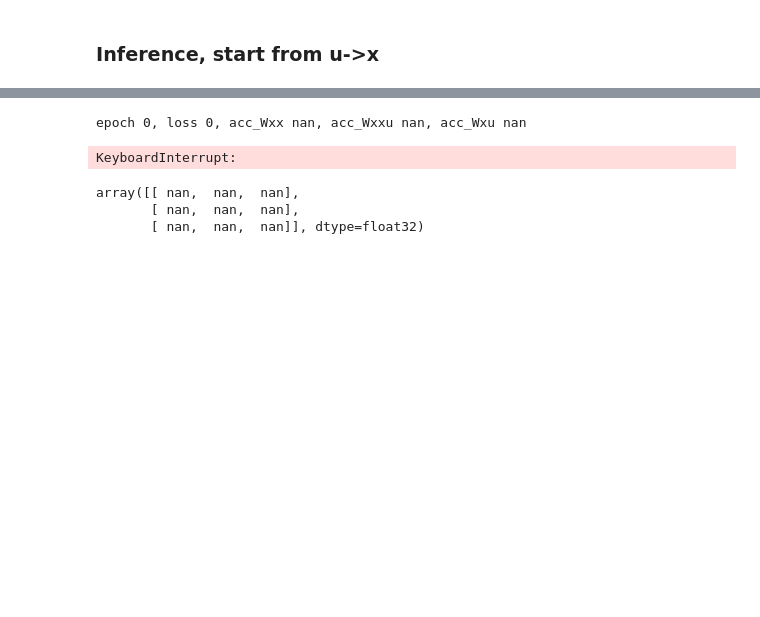
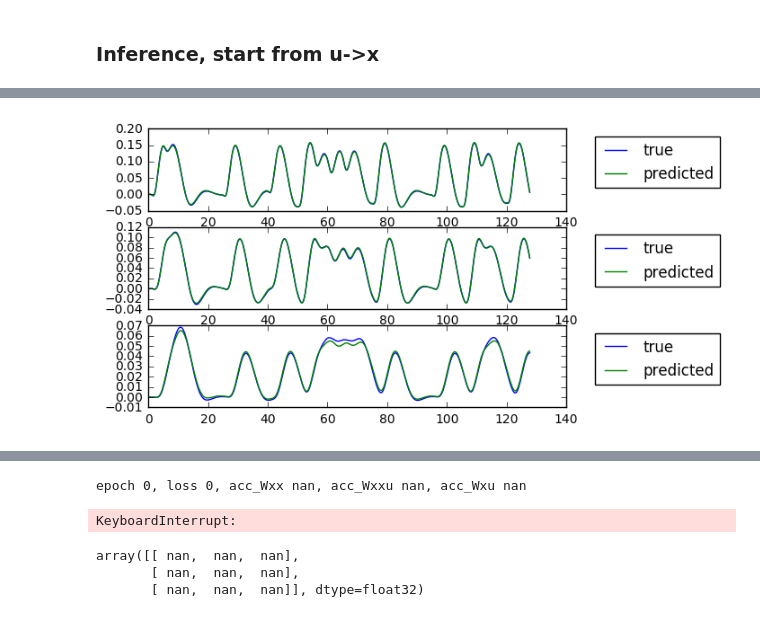
Before and after one commit to YuanWangOnward/DCM_RNN, a Jupyter notebook: build_DCM_RNN.ipynb, the cells around one changed output, grey strips where cells are left out. Saved outputs shown, nothing was run; the diff lists cells and outputs as text; code cells hidden in the pictures; blank space fills up the shorter version.

```diff
--- a/build_DCM_RNN.ipynb
+++ b/build_DCM_RNN.ipynb
@@ -305,0 +325,11 @@ for n in range(m.n_region):
+# %%
+# y_predicted=util.forward_pass_y(dr,dh,isess)
+# visulize pridicted y_predicted and true y
+n_monitor=512
+for n in range(m.n_region):
+    plt.subplot(3,1,n+1)
+    plt.plot(np.arange(n_monitor)*m.t_delta,y[n,0,:n_monitor].transpose(),label='true')
+    plt.plot(np.arange(n_monitor)*m.t_delta,y_predicted[n,0:n_monitor].transpose(),label='predicted')
+    plt.legend(bbox_to_anchor=(1.05, 1), loc=2)
+# %% [output]
+[figure, added]
```
Also changed, not shown: parts of 35 cells of this notebook, 6 other files.
